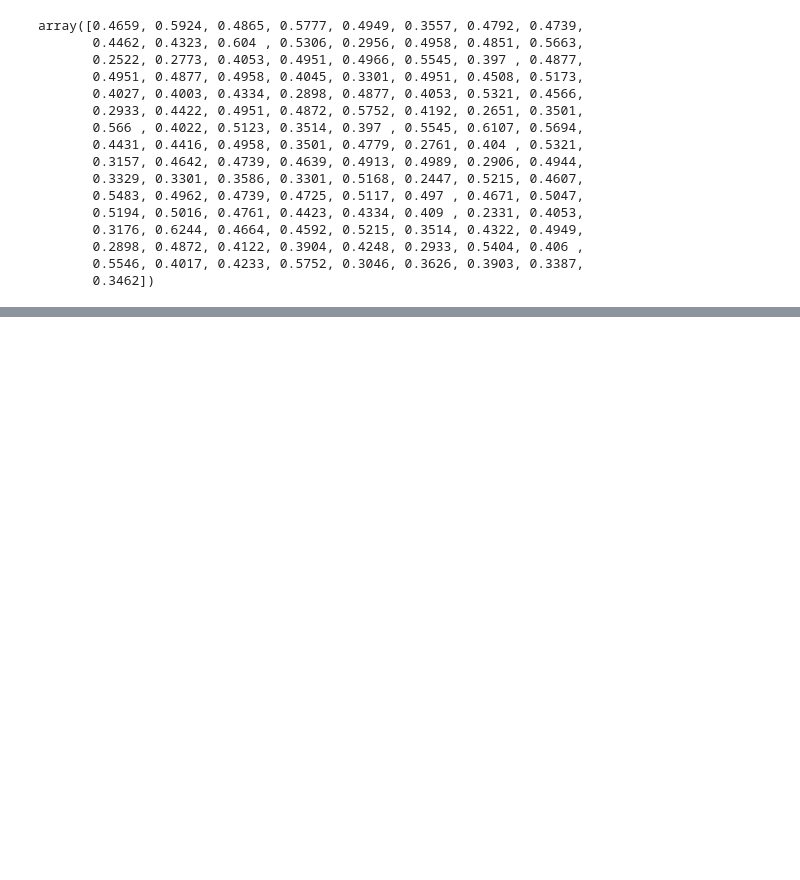
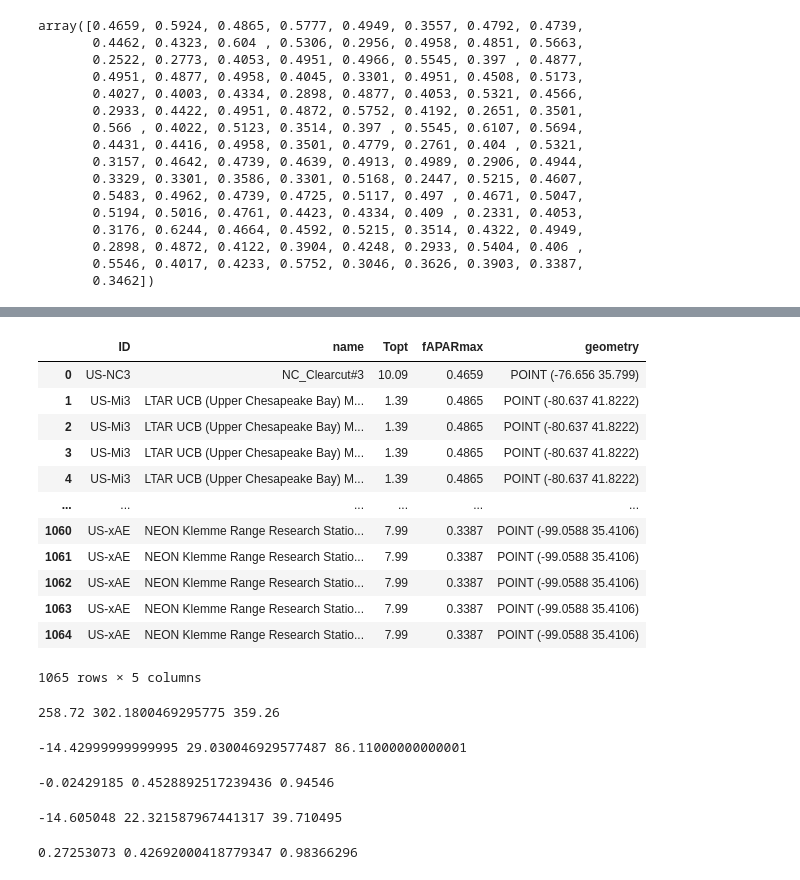
Before and after one commit to JPL-Evapotranspiration-Algorithms/PT-JPL, a Jupyter notebook: Tower Input Data.ipynb, the cells around one changed output, grey strips where cells are left out. Saved outputs shown, nothing was run; the diff lists cells and outputs as text; code cells hidden in the pictures; blank space fills up the shorter version.

```diff
--- a/Tower Input Data.ipynb
+++ b/Tower Input Data.ipynb
@@ -70,0 +180,4 @@ array([0.4659, 0.5924, 0.4865, 0.5777, 0.4949, 0.3557, 0.4792, 0.4739,
+# %%
+observation_tower_IDs = list(tower_data_df.ID)
+print(len(observation_tower_IDs))
+observation_tower_IDs[:10]
@@ -70,0 +196,58 @@ array([0.4659, 0.5924, 0.4865, 0.5777, 0.4949, 0.3557, 0.4792, 0.4739,
+# %%
+model_inputs_df = pd.DataFrame({
+    "ID": observation_tower_IDs,
+})
+
+model_inputs_df = pd.merge(
+    left=model_inputs_df,
+    right=tower_static_data_gdf,
+    left_on="ID",
+    right_on="ID",
+    how="left"
+)
+
+model_inputs_df
+# %% [output]
+|  | ID | name | Topt | fAPARmax | geometry |
+| 0 | US-NC3 | NC_Clearcut#3 | 10.09 | 0.4659 | POINT (-76.656 35.799) |
+| 1 | US-Mi3 | LTAR UCB (Upper Chesapeake Bay) M... | 1.39 | 0.4865 | POINT (-80.637 41.8222) |
+| 2 | US-Mi3 | LTAR UCB (Upper Chesapeake Bay) M... | 1.39 | 0.4865 | POINT (-80.637 41.8222) |
+| 3 | US-Mi3 | LTAR UCB (Upper Chesapeake Bay) M... | 1.39 | 0.4865 | POINT (-80.637 41.8222) |
+| 4 | US-Mi3 | LTAR UCB (Upper Chesapeake Bay) M... | 1.39 | 0.4865 | POINT (-80.637 41.8222) |
+| ... | ... | ... | ... | ... | ... |
+| 1060 | US-xAE | NEON Klemme Range Research Statio... | 7.99 | 0.3387 | POINT (-99.0588 35.4106) |
+| 1061 | US-xAE | NEON Klemme Range Research Statio... | 7.99 | 0.3387 | POINT (-99.0588 35.4106) |
+| 1062 | US-xAE | NEON Klemme Range Research Statio... | 7.99 | 0.3387 | POINT (-99.0588 35.4106) |
+| 1063 | US-xAE | NEON Klemme Range Research Statio... | 7.99 | 0.3387 | POINT (-99.0588 35.4106) |
+| 1064 | US-xAE | NEON Klemme Range Research Statio... | 7.99 | 0.3387 | POINT (-99.0588 35.4106) |
+1065 rows × 5 columns
+# %%
+ST_K = np.array(tower_data_df.LST)
+model_inputs_df["ST_K"] = ST_K
+print(np.nanmin(ST_K), np.nanmean(ST_K), np.nanmax(ST_K))
+# %% [output]
+258.72 302.1800469295775 359.26
+# %%
+ST_C = ST_K - 273.15
+model_inputs_df["ST_C"] = ST_C
+print(np.nanmin(ST_C), np.nanmean(ST_C), np.nanmax(ST_C))
+# %% [output]
+-14.42999999999995 29.030046929577487 86.11000000000001
+# %%
+NDVI = np.array(tower_data_df.NDVI)
+model_inputs_df["NDVI"] = NDVI
+print(np.nanmin(NDVI), np.nanmean(NDVI), np.nanmax(NDVI))
+# %% [output]
+-0.02429185 0.4528892517239436 0.94546
+# %%
+Ta_C = np.array(tower_data_df.Ta)
+model_inputs_df["Ta_C"] = Ta_C
+print(np.nanmin(Ta_C), np.nanmean(Ta_C), np.nanmax(Ta_C))
+# %% [output]
+-14.605048 22.321587967441317 39.710495
+# %%
+RH = np.array(tower_data_df.RH)
+model_inputs_df["RH"] = RH
+print(np.nanmin(RH), np.nanmean(RH), np.nanmax(RH))
+# %% [output]
+0.27253073 0.42692000418779347 0.98366296
```
Also changed, not shown: parts of 12 cells of this notebook, 9 other files.
